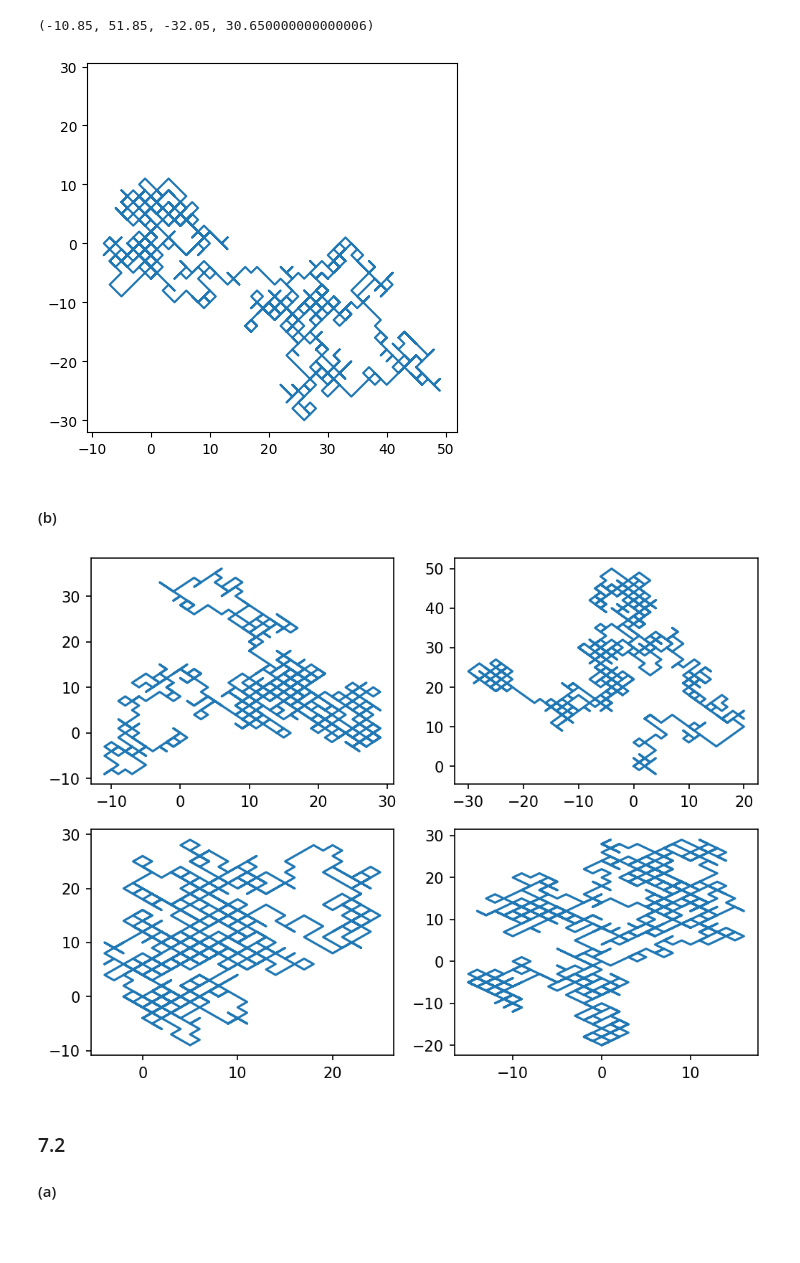
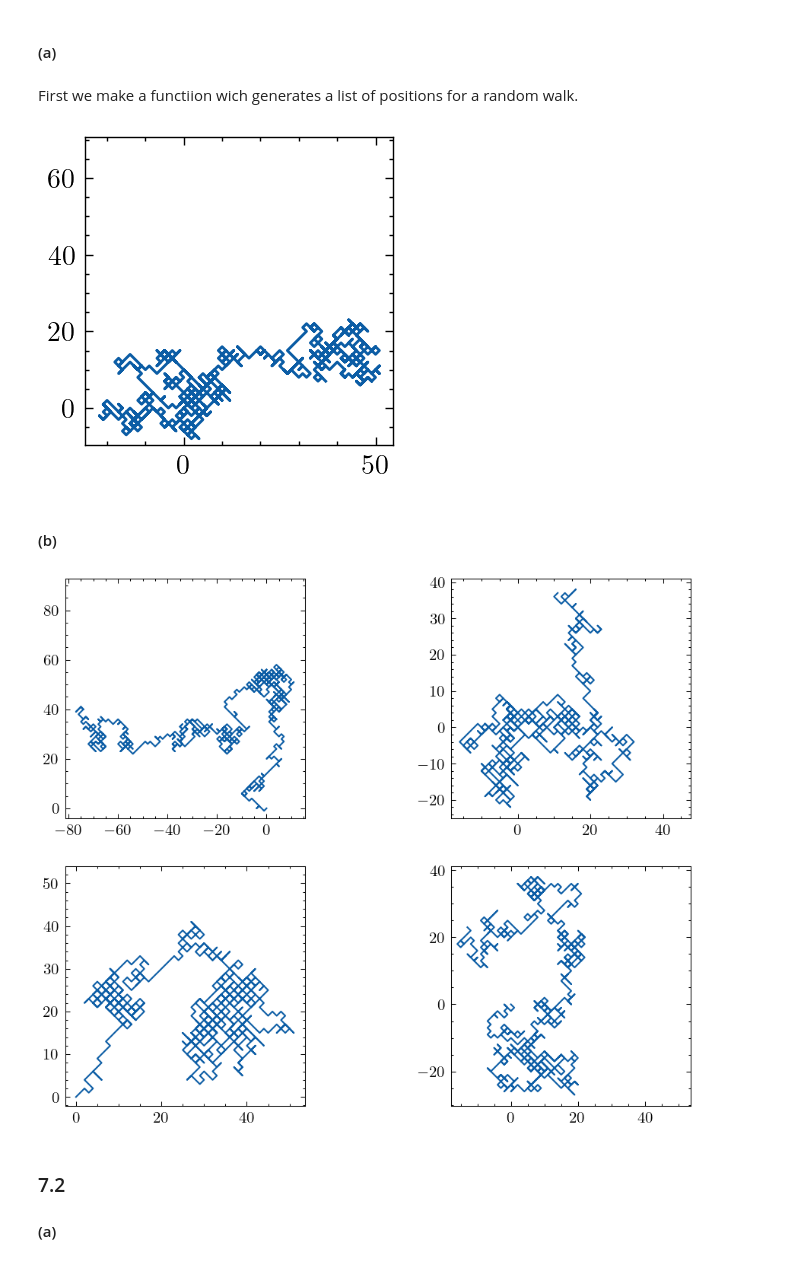
Before and after one commit to gkerr708/PHYC_2050, a Jupyter notebook: Assignments/Assignment4/kerr-assignment4.ipynb, the cells around one changed output. Saved outputs shown, nothing was run; the diff lists cells and outputs as text; code cells hidden in the pictures; blank space fills up the shorter version.

```diff
--- a/Assignments/Assignment4/kerr-assignment4.ipynb
+++ b/Assignments/Assignment4/kerr-assignment4.ipynb
@@ -1,6 +1,7 @@
 # %%
-import numpy as np, matplotlib.pyplot as plt, scipy
+import numpy as np, matplotlib.pyplot as plt, scipy, scienceplots
 from random import randint
+plt.style.use('science')
 # %% [markdown]
 # Assignment 4
 ### Section 7.1
@@ -8,3 +9,7 @@ from random import randint
+# %% [markdown]
+#### (a)
+# %% [markdown]
+First we make a functiion wich generates a list of positions for a random walk.
 # %%
 def rand_walk(start=(0,0), steps=1000):
     data = []
@@ -19,22 +24,24 @@ def rand_walk(start=(0,0), steps=1000):
     return np.array(data).T
 # %%
 x,y = rand_walk()
-plt.plot(x,y)
-plt.axis('square')
+fig, ax = plt.subplots(1,1,figsize=(2,2),dpi=200)
+ax.plot(x,y)
+ax.axis('square')
+plt.show()
 # %% [output]
-(-10.85, 51.85, -32.05, 30.650000000000006)
-[figure, old version]
+[figure, new version]
 # %% [markdown]
 #### (b)
 # %%
 fig, ax = plt.subplots(2,2,figsize=(8,6),dpi=150)
 axes_x, axes_y = [0,0,1,1,], [0,1,0,1]
 for i0, (i1, i2) in enumerate(zip(axes_x,axes_y)):
     x,y = rand_walk()
     ax[i1,i2].plot(x,y,label="plot{i0}")
+    ax[i1,i2].axis('square')
 plt.show()
 # %% [output]
-[figure, old version]
+[figure, new version]
 # %% [markdown]
 ### 7.2
 ####  (a)
```
Also changed, not shown: parts of 28 cells of this notebook, 3 other files.
